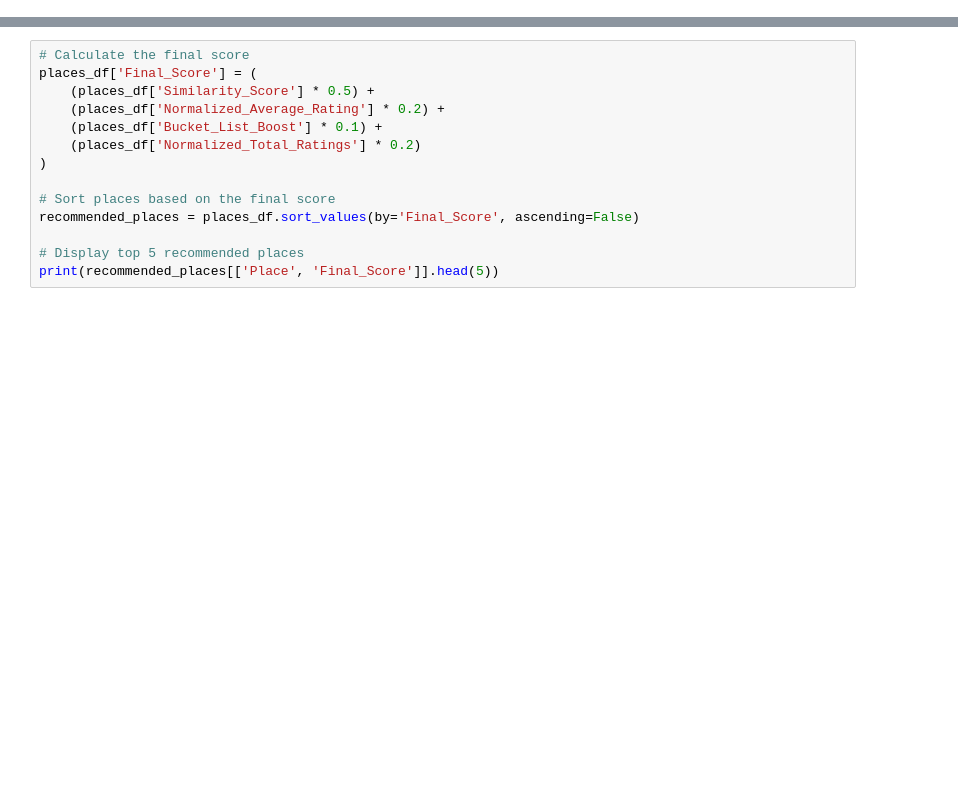
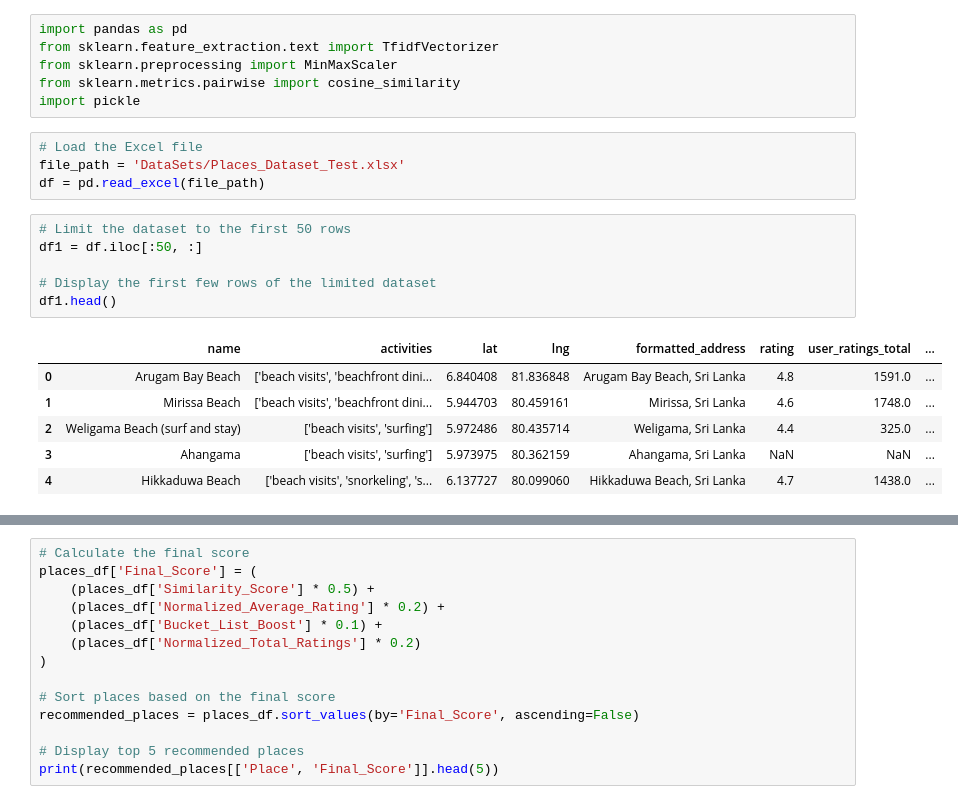
Before and after one commit to ywchanna2001/RootCode_Datathon, a Jupyter notebook: ContentBasedFiltering.ipynb, the cells around one changed output, grey strips where cells are left out. Cells and saved outputs as stored; diff of their text form; blank space fills up the shorter version.

```diff
--- a/ContentBasedFiltering.ipynb
+++ b/ContentBasedFiltering.ipynb
@@ -0,0 +1,23 @@
+# %%
+import pandas as pd
+from sklearn.feature_extraction.text import TfidfVectorizer
+from sklearn.preprocessing import MinMaxScaler
+from sklearn.metrics.pairwise import cosine_similarity
+import pickle
+# %%
+# Load the Excel file
+file_path = 'DataSets/Places_Dataset_Test.xlsx'
+df = pd.read_excel(file_path)
+# %%
+# Limit the dataset to the first 50 rows
+df1 = df.iloc[:50, :]
+
+# Display the first few rows of the limited dataset
+df1.head()
+# %% [output]
+|  | name | activities | lat | lng | formatted_address | rating | user_ratings_total | ... |
+| 0 | Arugam Bay Beach | ['beach visits', 'beachfront dini... | 6.840408 | 81.836848 | Arugam Bay Beach, Sri Lanka | 4.8 | 1591.0 | ... |
+| 1 | Mirissa Beach | ['beach visits', 'beachfront dini... | 5.944703 | 80.459161 | Mirissa, Sri Lanka | 4.6 | 1748.0 | ... |
+| 2 | Weligama Beach (surf and stay) | ['beach visits', 'surfing'] | 5.972486 | 80.435714 | Weligama, Sri Lanka | 4.4 | 325.0 | ... |
+| 3 | Ahangama | ['beach visits', 'surfing'] | 5.973975 | 80.362159 | Ahangama, Sri Lanka | NaN | NaN | ... |
+| 4 | Hikkaduwa Beach | ['beach visits', 'snorkeling', 's... | 6.137727 | 80.099060 | Hikkaduwa Beach, Sri Lanka | 4.7 | 1438.0 | ... |
```
Also changed, not shown: parts of 8 cells of this notebook, 1 other file.
